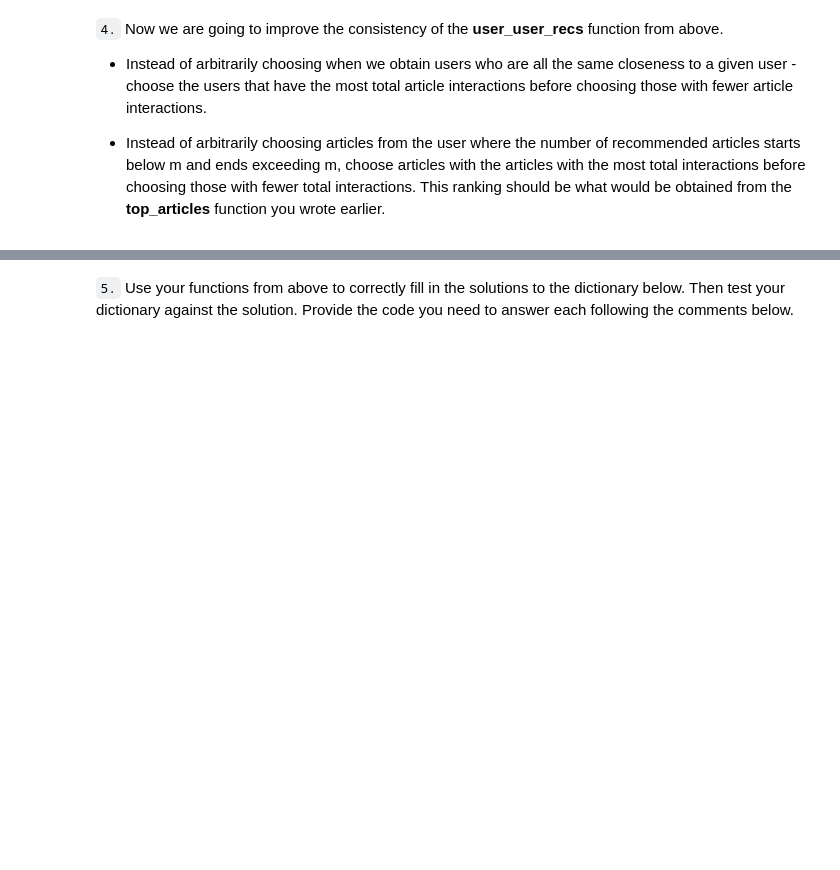
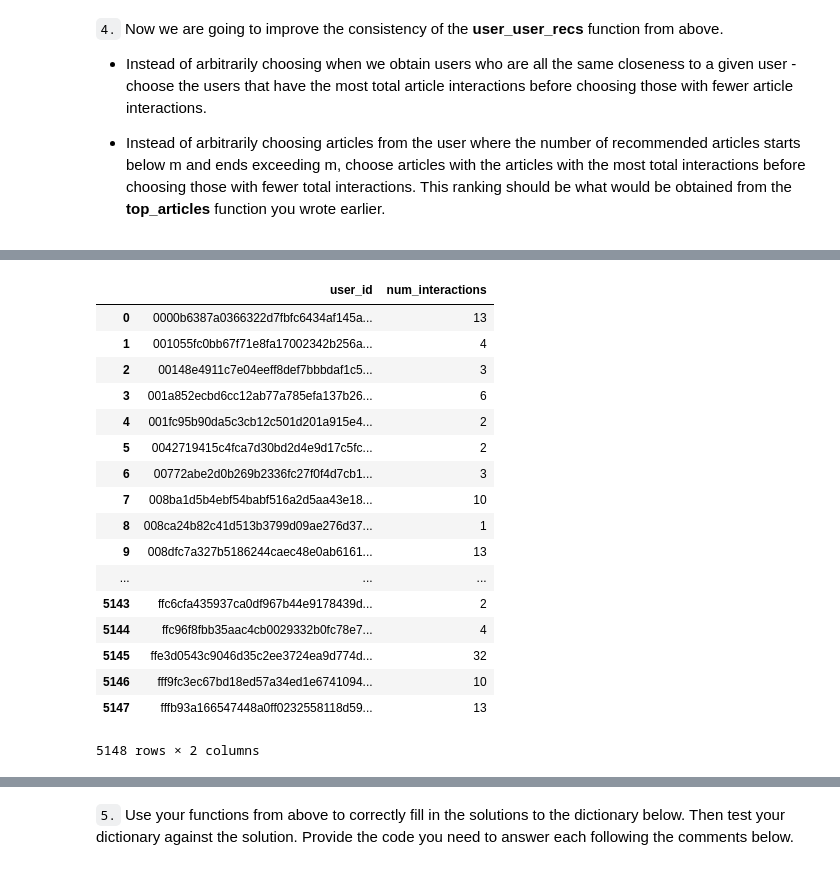
Before and after one commit to JcFreya/Recommendations-with-IBM, a Jupyter notebook: Recommendations_with_IBM.ipynb, the cells around one changed output, grey strips where cells are left out. Saved outputs shown, nothing was run; the diff lists cells and outputs as text; code cells hidden in the pictures; blank space fills up the shorter version.

Commit message:
User-User Based Collaborative Filtering finished

```diff
--- a/Recommendations_with_IBM.ipynb
+++ b/Recommendations_with_IBM.ipynb
@@ -485,3 +507,27 @@ If this is all you see, you passed all of our tests!  Nice job!
+# %%
+interaction_cnt = df.loc[:,('article_id','user_id')].groupby('user_id').count()
+interaction_cnt = interacts_cnt.reset_index()
+interaction_cnt.columns = ['user_id','num_interactions']
+interaction_cnt
+# %% [output]
+|  | user_id | num_interactions |
+| 0 | 0000b6387a0366322d7fbfc6434af145a... | 13 |
+| 1 | 001055fc0bb67f71e8fa17002342b256a... | 4 |
+| 2 | 00148e4911c7e04eeff8def7bbbdaf1c5... | 3 |
+| 3 | 001a852ecbd6cc12ab77a785efa137b26... | 6 |
+| 4 | 001fc95b90da5c3cb12c501d201a915e4... | 2 |
+| 5 | 0042719415c4fca7d30bd2d4e9d17c5fc... | 2 |
+| 6 | 00772abe2d0b269b2336fc27f0f4d7cb1... | 3 |
+| 7 | 008ba1d5b4ebf54babf516a2d5aa43e18... | 10 |
+| 8 | 008ca24b82c41d513b3799d09ae276d37... | 1 |
+| 9 | 008dfc7a327b5186244caec48e0ab6161... | 13 |
+| ... | ... | ... |
+| 5143 | ffc6cfa435937ca0df967b44e9178439d... | 2 |
+| 5144 | ffc96f8fbb35aac4cb0029332b0fc78e7... | 4 |
+| 5145 | ffe3d0543c9046d35c2ee3724ea9d774d... | 32 |
+| 5146 | fff9fc3ec67bd18ed57a34ed1e6741094... | 10 |
+| 5147 | fffb93a166547448a0ff0232558118d59... | 13 |
+5148 rows × 2 columns
 # %%
 def get_top_sorted_users(user_id, df=df, user_item=user_item):
     '''
```
Also changed, not shown: parts of 13 cells of this notebook.
